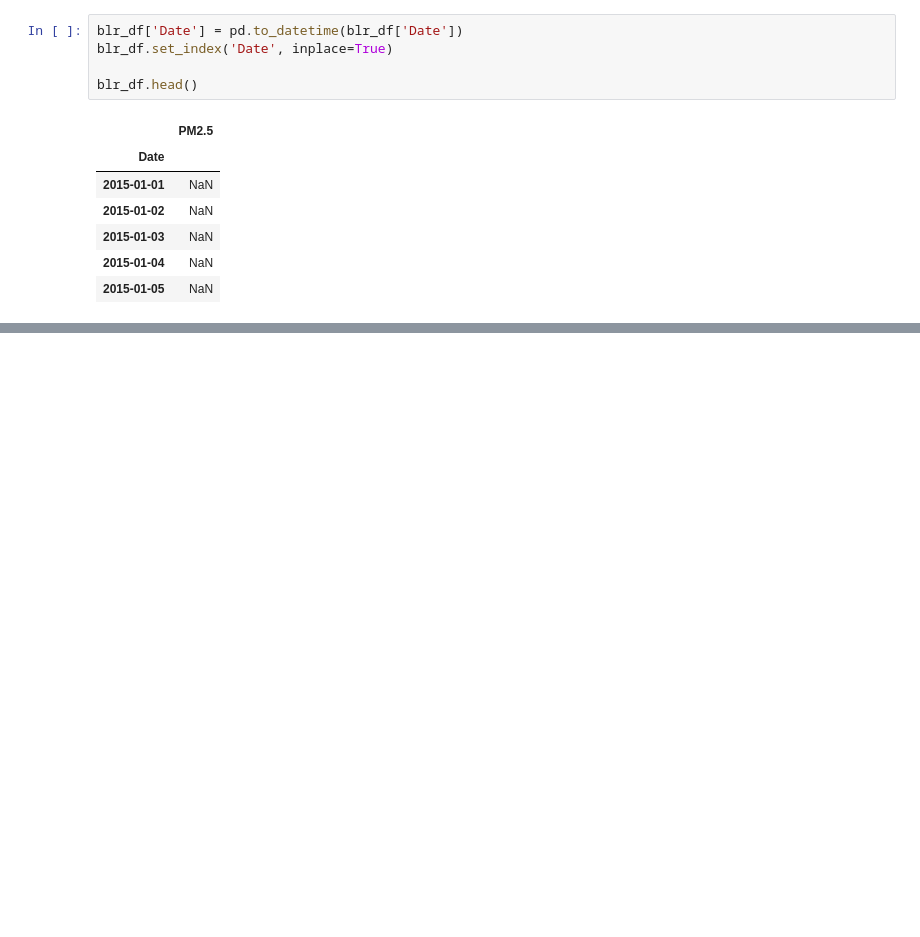
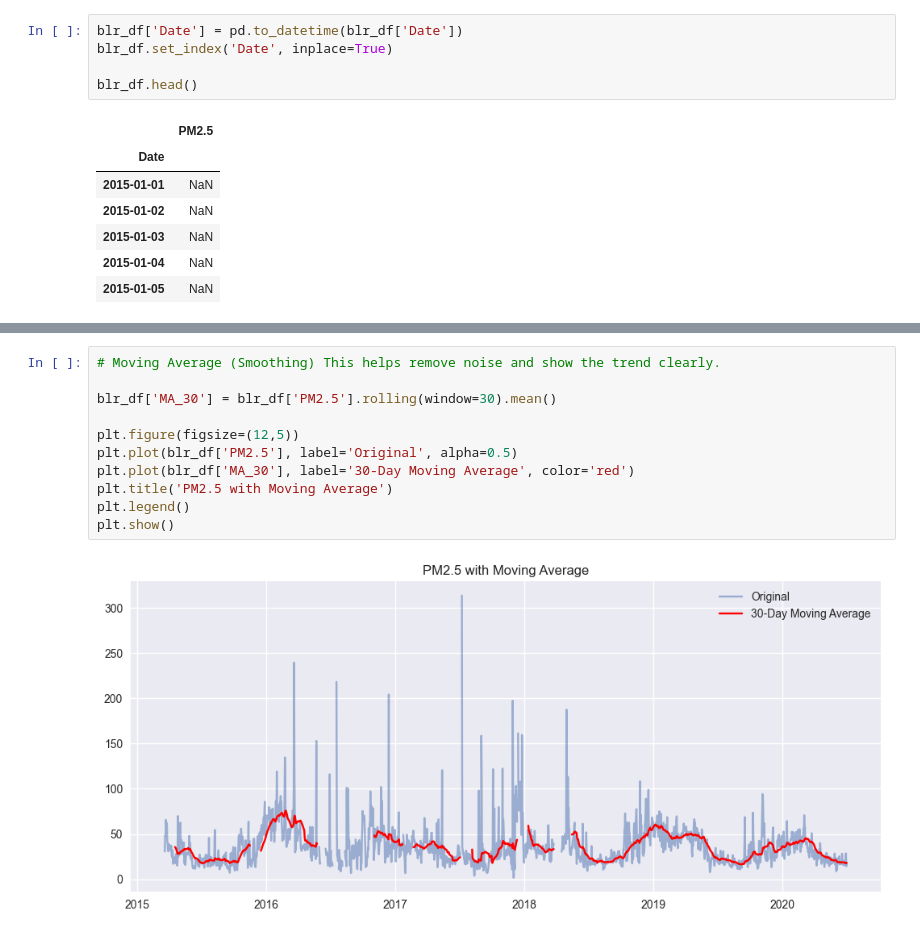
Before and after one commit to Yashvi75/bangalore-air-quality-forecasting, a Jupyter notebook: notebooks/time_series_analysis.ipynb, the cells around one changed output, grey strips where cells are left out. Cells and saved outputs as stored; diff of their text form; blank space fills up the shorter version.

```diff
--- a/notebooks/time_series_analysis.ipynb
+++ b/notebooks/time_series_analysis.ipynb
@@ -55,0 +97,13 @@ blr_df.head()
+# %%
+# Moving Average (Smoothing) This helps remove noise and show the trend clearly.
+
+blr_df['MA_30'] = blr_df['PM2.5'].rolling(window=30).mean()
+
+plt.figure(figsize=(12,5))
+plt.plot(blr_df['PM2.5'], label='Original', alpha=0.5)
+plt.plot(blr_df['MA_30'], label='30-Day Moving Average', color='red')
+plt.title('PM2.5 with Moving Average')
+plt.legend()
+plt.show()
+# %% [output]
+[figure, added]
```
Also changed, not shown: parts of 5 cells of this notebook.
